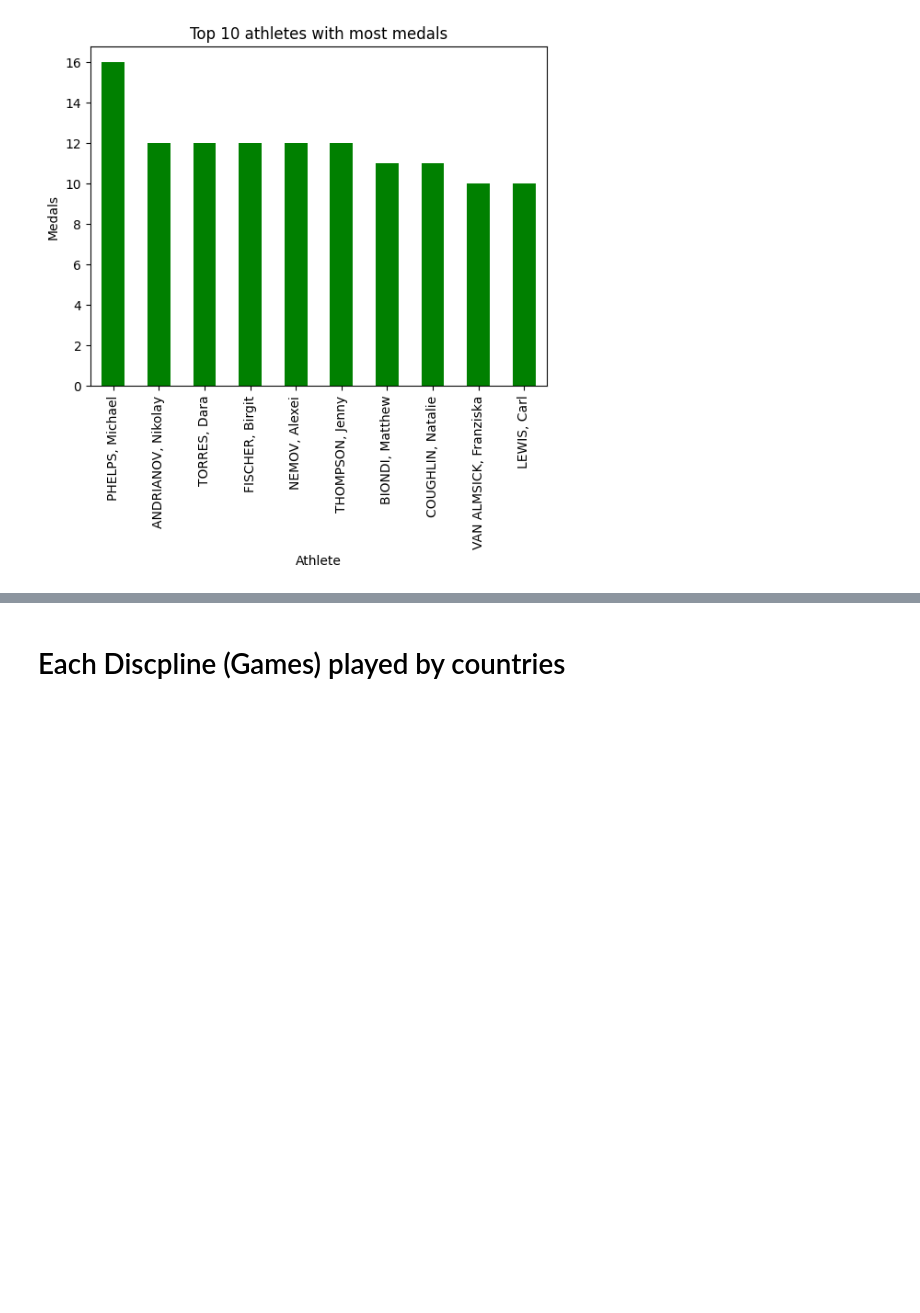
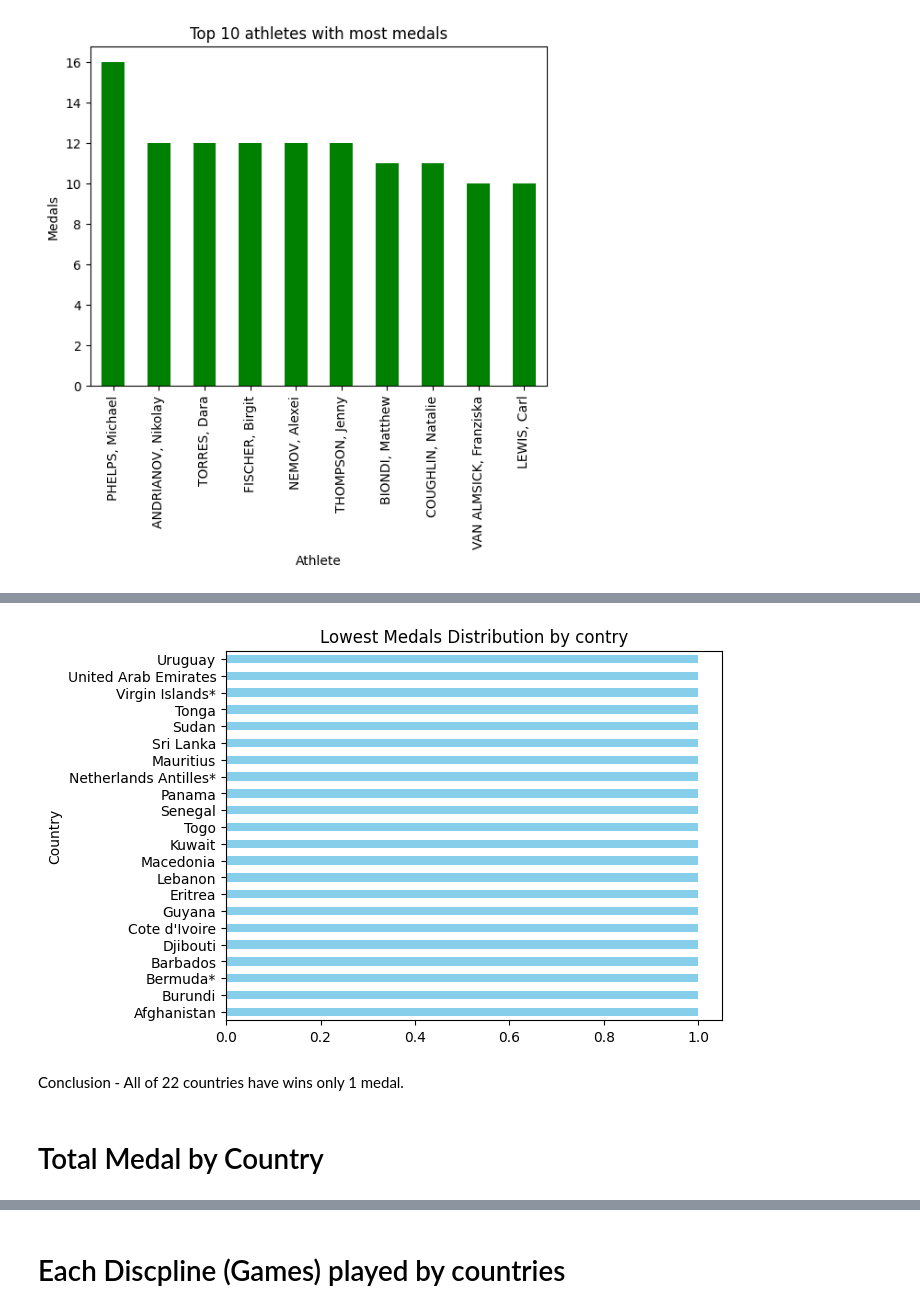
Before and after one commit to abhi788741/Olympics_Data_Analysis, a Jupyter notebook: Olympics_Data_Analysis.ipynb, the cells around one changed output, grey strips where cells are left out. Saved outputs shown, nothing was run; the diff lists cells and outputs as text; code cells hidden in the pictures; blank space fills up the shorter version.

```diff
--- a/Olympics_Data_Analysis.ipynb
+++ b/Olympics_Data_Analysis.ipynb
@@ -232,0 +275,3 @@ plt.show()
+# %%
+barh=df_cleaned.groupby("Country")["Medal"].count().sort_values(ascending=True)
+barh
@@ -232,0 +312,10 @@ plt.show()
+# %%
+barh.head(22).plot(kind='barh',color='skyblue')
+plt.title("Lowest Medals Distribution by contry")
+plt.show()
+# %% [output]
+[figure, added]
+# %% [markdown]
+Conclusion - All of 22 countries have wins only 1 medal.
+# %% [markdown]
+# Total Medal by Country
```
Also changed, not shown: parts of 41 cells of this notebook.
